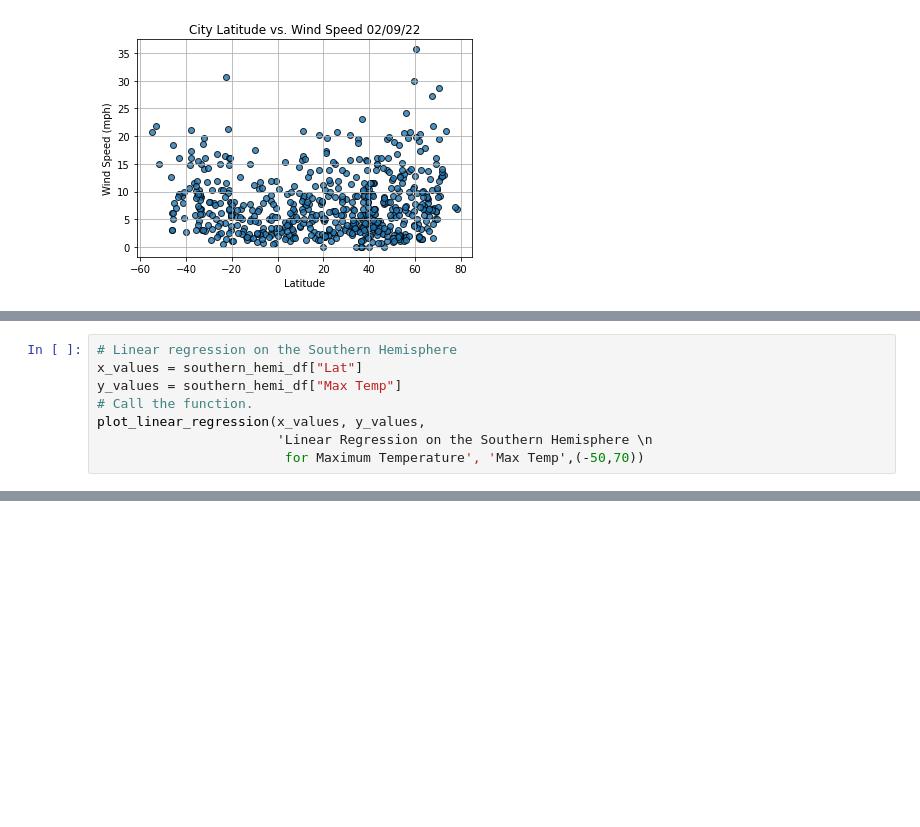
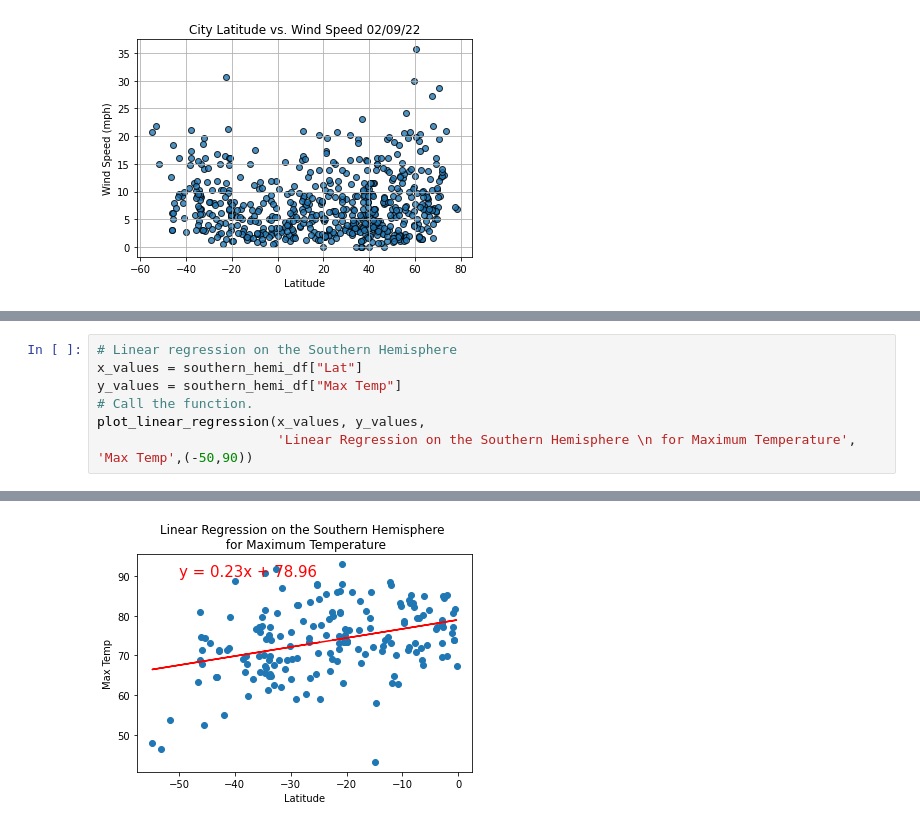
Before and after one commit to ScottyMacCVC/World_Weather_Analysis, a Jupyter notebook: WeatherPy.ipynb, the cells around one changed output, grey strips where cells are left out. Cells and saved outputs as stored; diff of their text form; blank space fills up the shorter version.

```diff
--- a/WeatherPy.ipynb
+++ b/WeatherPy.ipynb
@@ -307,6 +305,5 @@ x_values = southern_hemi_df["Lat"]
 y_values = southern_hemi_df["Max Temp"]
 # Call the function.
 plot_linear_regression(x_values, y_values,
-                       'Linear Regression on the Southern Hemisphere \n
-                        for Maximum Temperature', 'Max Temp',(-50,70))
+                       'Linear Regression on the Southern Hemisphere \n for Maximum Temperature', 'Max Temp',(-50,90))
 # %% [output]
@@ -313,0 +310 @@ SyntaxError: EOL while scanning string literal (Temp/ipykernel_7152/1614392967.p
+[figure, added]
```
Also changed, not shown: parts of 22 cells of this notebook.
